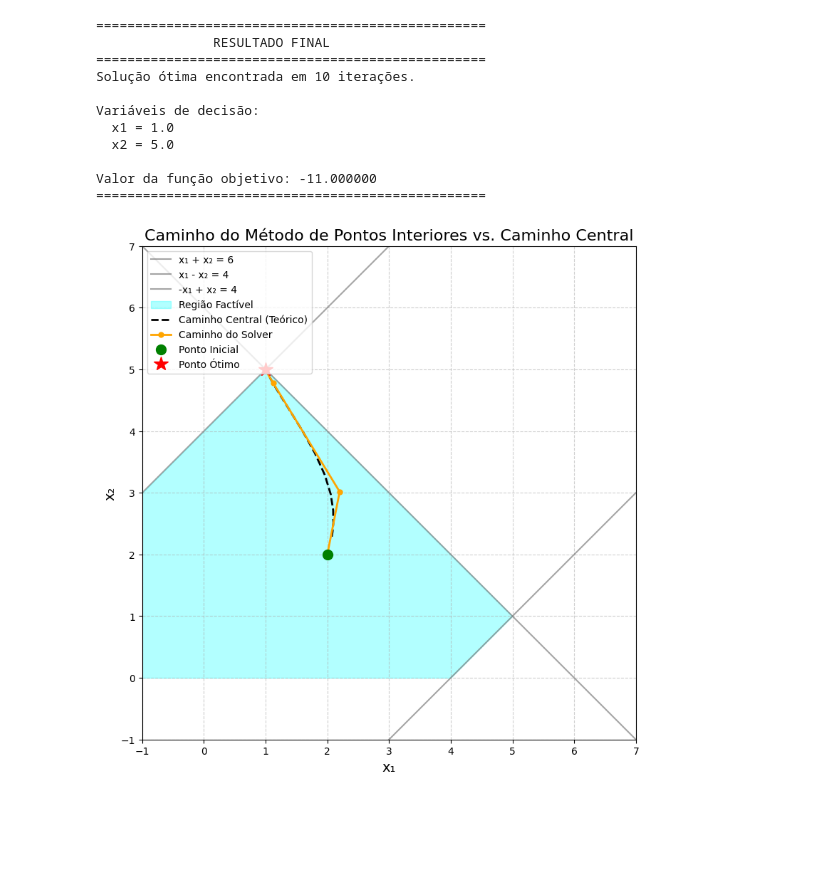
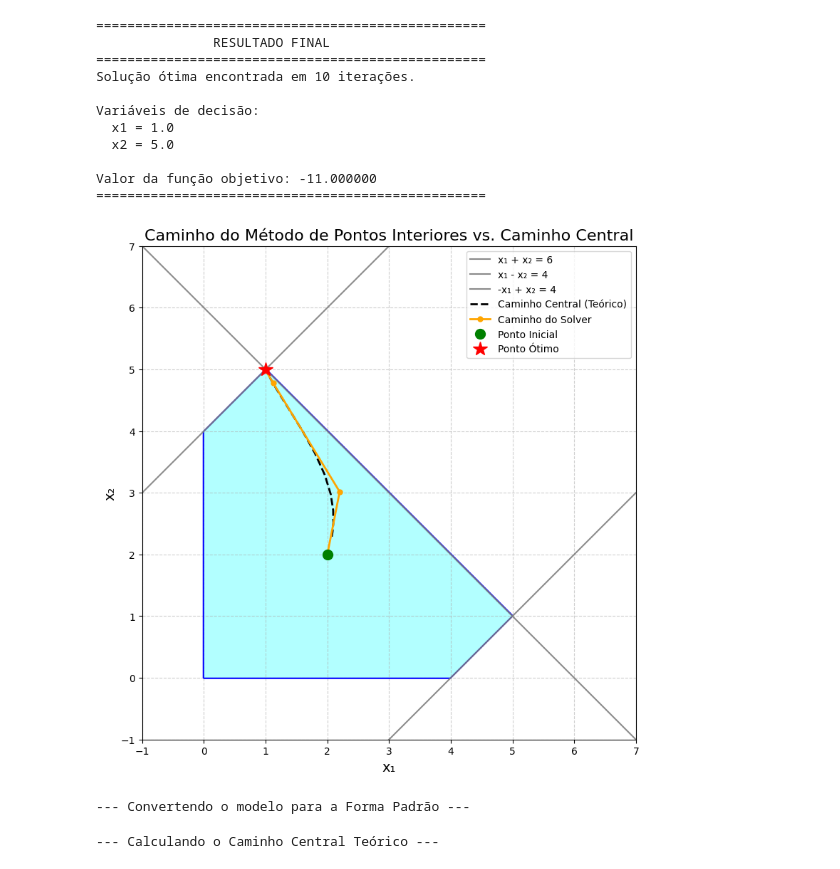
Before and after one commit to JoseBieco/SME5901-SME5902-Entregas, a Jupyter notebook: PontosInteriores.ipynb, the cells around one changed output. Cells and saved outputs as stored; diff of their text form; code cells hidden in the pictures; blank space fills up the shorter version.

```diff
--- a/PontosInteriores.ipynb
+++ b/PontosInteriores.ipynb
@@ -246,34 +213,34 @@ solver = PrimalDualInteriorPointSolver(A, b, c, tol=1e-8)
 x0, lambda0, mu0 = solver.find_starting_point(A, b, c, verbose=False)
 
 # 3. Resolve o problema
-x_opt, _, _, iters = solver.solve(x0, lambda0, mu0, verbose=False)
+x_opt, _, _, iters, status = solver.solve(x0, lambda0, mu0, verbose=False)
 # %%
 # 4. Exibe os resultados finais
 print("\n" + "="*50)
 print("               RESULTADO FINAL")
 print("="*50)
 print(f"Solução ótima encontrada em {iters} iterações.")
 x_opt_rounded = np.round(x_opt, 6)
 print("\nVariáveis de decisão:")
 print(f"  x1 = {x_opt_rounded[0]}")
 print(f"  x2 = {x_opt_rounded[1]}")
 obj_value = c @ x_opt
 print(f"\nValor da função objetivo: {obj_value:.6f}")
 print("="*50)
 
 # 5. Plota o gráfico dos resultados
 central_path = solver.calculate_central_path()
-plot_results(solver, b_orig, central_path)
+plot_results(solver, A_orig, b_orig, central_path_points=central_path)
 # %% [output]
 ==================================================
                RESULTADO FINAL
 ==================================================
 Solução ótima encontrada em 10 iterações.
 
 Variáveis de decisão:
   x1 = 1.0
   x2 = 5.0
 
 Valor da função objetivo: -11.000000
 ==================================================
-[figure, old version]
+[figure, new version]
@@ -279,0 +249,34 @@ Valor da função objetivo: -11.000000
+# %%
+model_filepath = r'./modelos/ilimitada_1.txt'
+
+# Obter o modelo original (sem vars de folga) para plotagem e cálculo do objetivo
+parsed_model_orig = parse_model_from_txt(model_filepath, to_standard_form=False)
+A_orig = np.array(parsed_model_orig['A'])
+b_orig = np.array(parsed_model_orig['b'])
+
+# Recupera o vetor de custos original com base no tipo de otimização
+c_orig = -np.array(parsed_model_orig['c']) if parsed_model_orig['was_min'] else np.array(parsed_model_orig['c'])
+
+# Obter o modelo na forma padrão para o solver
+print("--- Convertendo o modelo para a Forma Padrão ---")
+parsed_model_std = parse_model_from_txt(model_filepath, to_standard_form=False)
+
+A = np.array(parsed_model_std['A'])
+b = np.array(parsed_model_std['b'])
+
+# O solver é um MINIMIZADOR. O parser converte tudo para um problema de MAX.
+# Portanto, para minimizar, precisamos pegar o negativo dos custos retornados pelo parser.
+c = -np.array(parsed_model_std['c'])
+# %% [output]
+--- Convertendo o modelo para a Forma Padrão ---
+# %%
+# --- Passo 2: Instanciar e Resolver com o Solver ---
+solver = PrimalDualInteriorPointSolver(A, b, c, tol=1e-8)
+
+print("\n--- Calculando o Caminho Central Teórico ---")
+central_path = solver.calculate_central_path()
+
+x0, lambda0, mu0 = solver.find_starting_point(A, b, c, verbose=False)
+x_opt, _, _, iters, status = solver.solve(x0, lambda0, mu0, verbose=False)
+# %% [output]
+--- Calculando o Caminho Central Teórico ---
```
Also changed, not shown: parts of 4 cells of this notebook, 1 other file.
